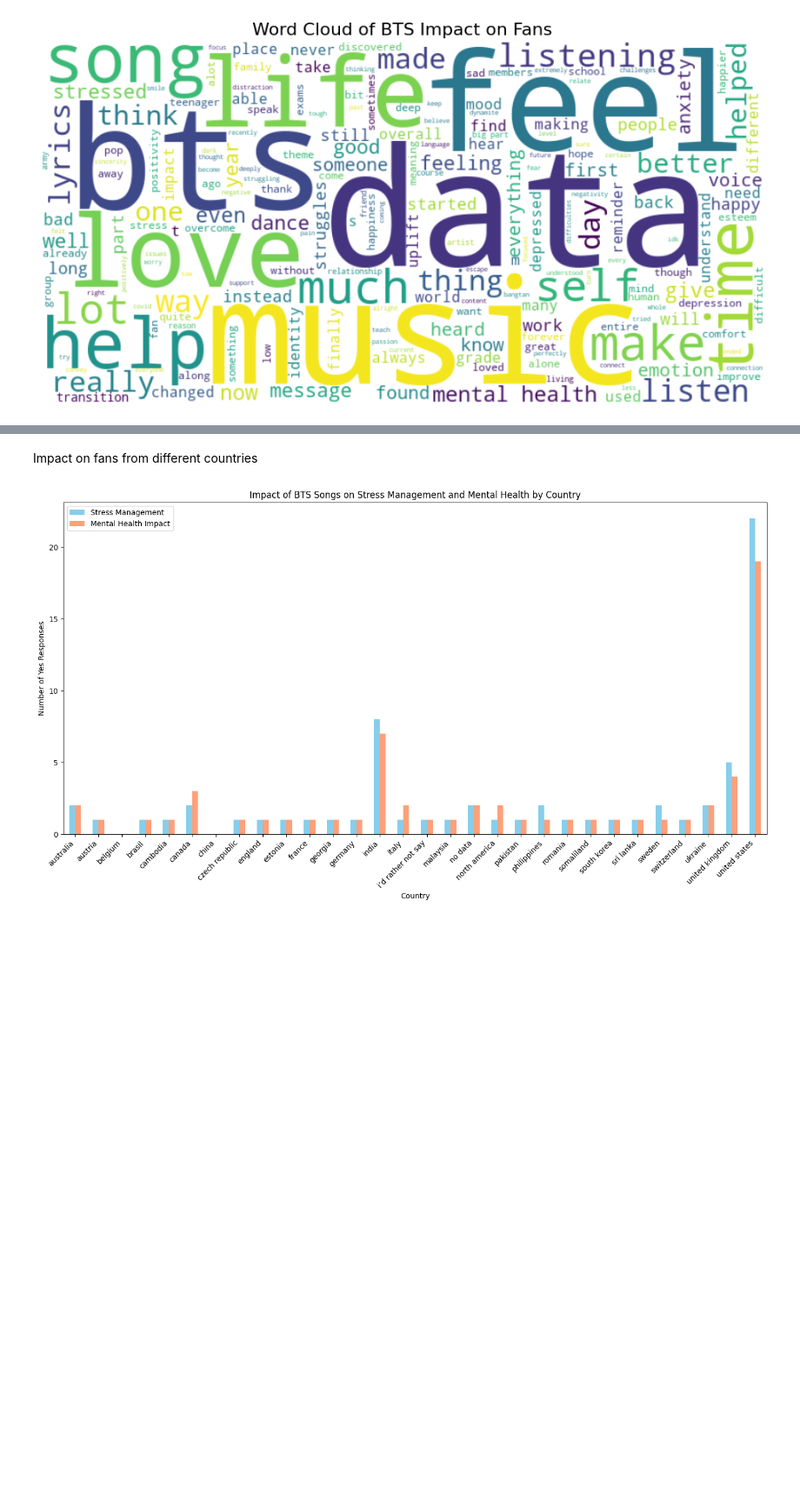
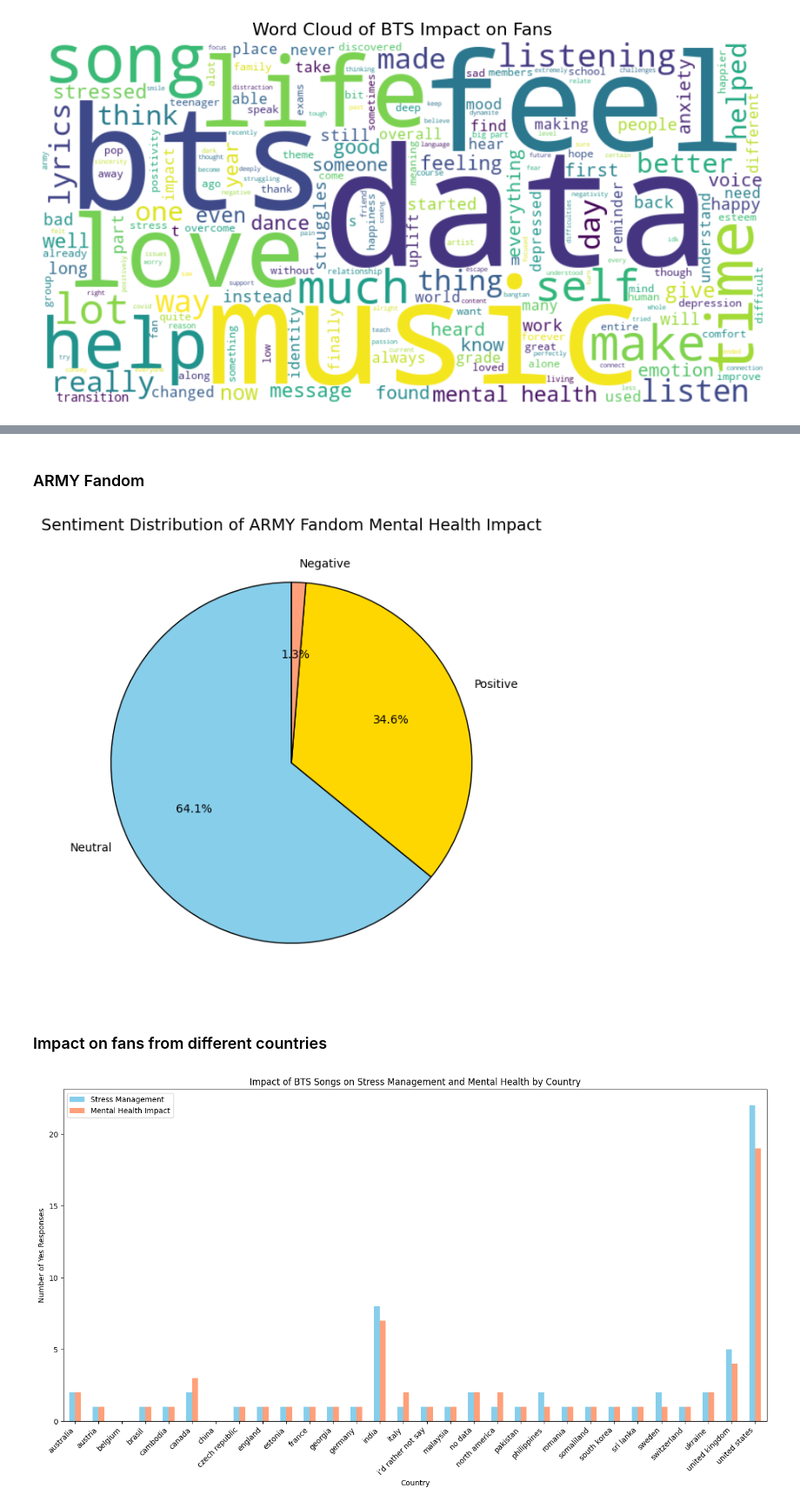
Before and after one commit to Yunnna005/DataAnalytics, a Jupyter notebook: BTS's_songs_analys.ipynb, the cells around one changed output, grey strips where cells are left out. Shown at 87% size. Drawn from its saved outputs; the diff is of its cells as text; code cells hidden in the pictures; blank space fills up the shorter version.

```diff
--- a/BTS's_songs_analys.ipynb
+++ b/BTS's_songs_analys.ipynb
@@ -673,5 +715,36 @@ plt.show()
+# %% [markdown]
+### ARMY Fandom
+# %%
+survey_data_updated['Sentiment'] = survey_data_updated['ARMY_Fandom_MH_Impact'].apply(
+    lambda text: (
+        "Neutral" if pd.isna(text) or text.lower() == "no data" else
+        ("Positive" if any(word in text.lower() for word in ["happy", "positive", "better", "uplift", "support", "good"]) else
+         ("Negative" if any(word in text.lower() for word in ["worse", "negative", "bad", "sad", "anxious", "struggle"]) else
+          "Neutral"))
+    )
+)
+
+# Check the counts of each sentiment
+sentiment_counts = survey_data_updated['Sentiment'].value_counts()
+
+# Create a pie chart to visualize the sentiment distribution
+plt.figure(figsize=(8, 6))
+colors = ['#87CEEB', '#FFD700', '#FFA07A']  # Colors for Neutral, Positive, and Negative
+sentiment_counts.plot.pie(
+    autopct='%1.1f%%',
+    startangle=90,
+    colors=colors,
+    labels=['Neutral', 'Positive', 'Negative'],
+    wedgeprops={'edgecolor': 'black'}
+)
+plt.title('Sentiment Distribution of ARMY Fandom Mental Health Impact', fontsize=14)
+plt.ylabel('')  # Remove default y-axis label
+plt.tight_layout()
+plt.show()
+# %% [output]
+[figure, added]
 # %% [markdown]
-Impact on fans from different countries
+### Impact on fans from different countries
 # %%
 # Aggregate data: Count "yes" responses for each country
 country_impact_data = survey_data_updated.groupby('Country')[['BTS_Stress_Management', 'BTS_Mental_Health_Impact']].apply(
```
Also changed, not shown: parts of 39 cells of this notebook.
